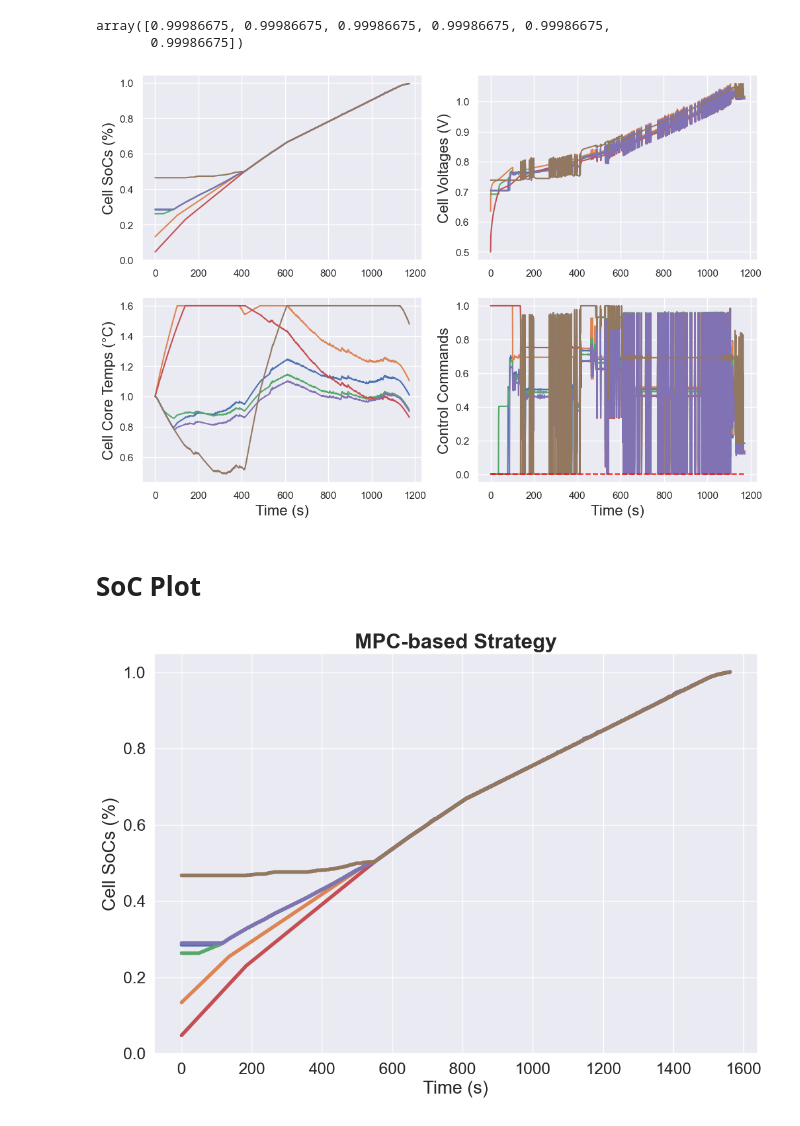
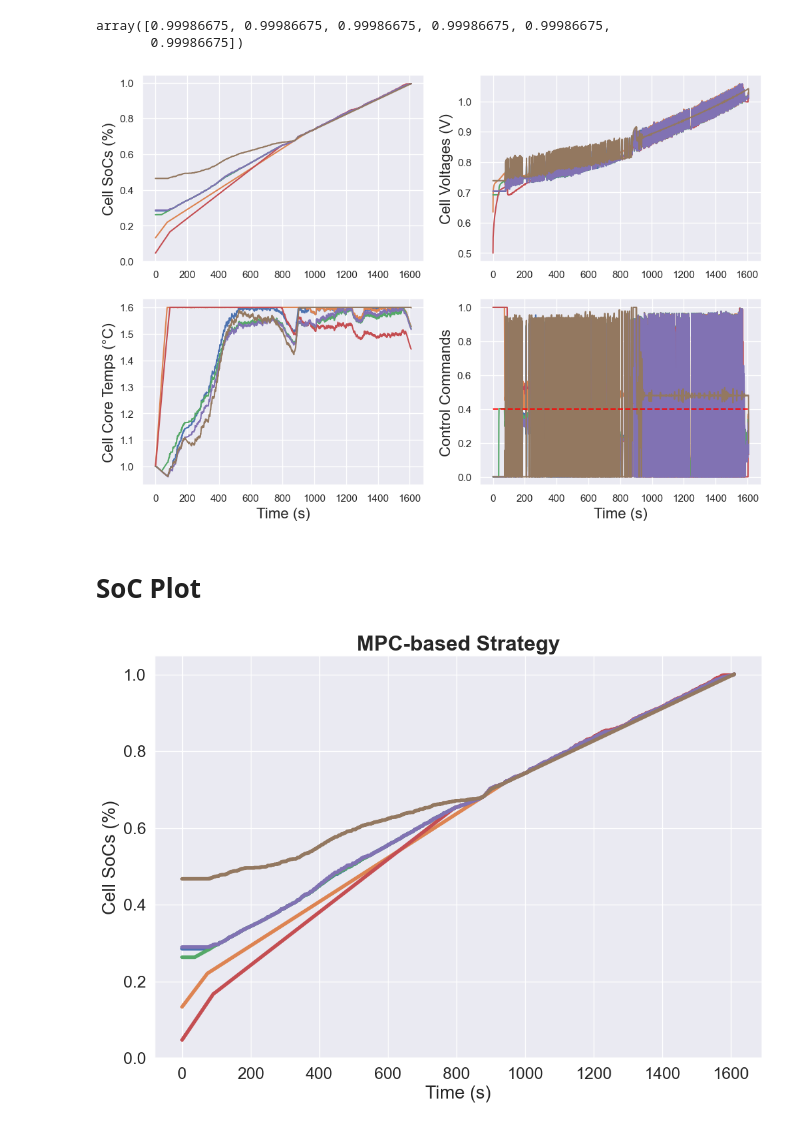
Before and after one commit to amirhosseinh77/Battery-Charging-DRL, a Jupyter notebook: LIB_MPC.ipynb, the cells around one changed output. Drawn from its saved outputs; the diff is of its cells as text; code cells hidden in the pictures.

```diff
--- a/LIB_MPC.ipynb
+++ b/LIB_MPC.ipynb
@@ -54,7 +54,7 @@ class MPC_Controller:
         cost = 0.0
 
         for i in range(self.horiz):
-            action = np.hstack([u_k[:,i].ravel(),0])
+            action = np.hstack([u_k[:,i].ravel(),0.4])
             next_state, reward, done, _, info = mpc_battery_model.step(action)
             cost -= reward
         return cost
@@ -87,35 +87,35 @@ done = False
 pack_res.append(env.reset(0)[0].reshape(3,6))
 while not done:
     MPC_action = MPC_controller.optimize(env)
-    MPC_action = np.hstack([MPC_action,0])
+    MPC_action = np.hstack([MPC_action,0.4])
     next_state, reward, done, _, info = env.step(MPC_action)
     pack_res.append(next_state.reshape(3,6))
     rewards.append(reward)
     actions.append(MPC_action)
 
 pack_res = np.array(pack_res)
 plt.figure(figsize=(12,8))
 plt.subplot(2,2,1)
 plt.plot(pack_res[:-1,0,:])
 plt.ylabel('Cell SoCs (%)', fontsize=16)
 plt.grid('on')
 plt.subplot(2,2,2)
 plt.plot(pack_res[:-1,1,:])
 plt.ylabel('Cell Voltages (V)', fontsize=16)
 plt.grid('on')
 plt.subplot(2,2,3)
 plt.plot(pack_res[:-1,2,:])
 plt.ylabel('Cell Core Temps (°C)', fontsize=16)
 plt.xlabel('Time (s)', fontsize='16')
 plt.grid('on')
 plt.subplot(2,2,4)
 plt.plot(np.array(actions)[:-1].reshape(-1,6+1)[:,:-1])
 plt.plot(np.array(actions)[:-1].reshape(-1,6+1)[:,-1], "--", color='red')
 plt.ylabel('Control Commands', fontsize=16)
 plt.xlabel('Time (s)', fontsize='16')
 plt.grid('on')
 # %% [output]
-[figure, old version]
+[figure, new version]
 # %% [markdown]
 # SoC Plot
 # %%
@@ -123,10 +123,10 @@ plt.figure(figsize=(12,8))
 import matplotlib
 matplotlib.rc('xtick', labelsize=18)
 matplotlib.rc('ytick', labelsize=18)
-plt.plot(np.linspace(0,1561, len(pack_res[:,0,:])), pack_res[:,0,:]*(1/pack_res[:-1,0,:].max()), linewidth=4)
+plt.plot(pack_res[:,0,:]*(1/pack_res[:-1,0,:].max()), linewidth=4)
 plt.ylabel('Cell SoCs (%)', fontsize='20')
 plt.xlabel('Time (s)', fontsize='20')
 plt.title('MPC-based Strategy', fontsize='23', weight='bold')
 plt.grid('on')
 # %% [output]
-[figure, old version]
+[figure, new version]
```
